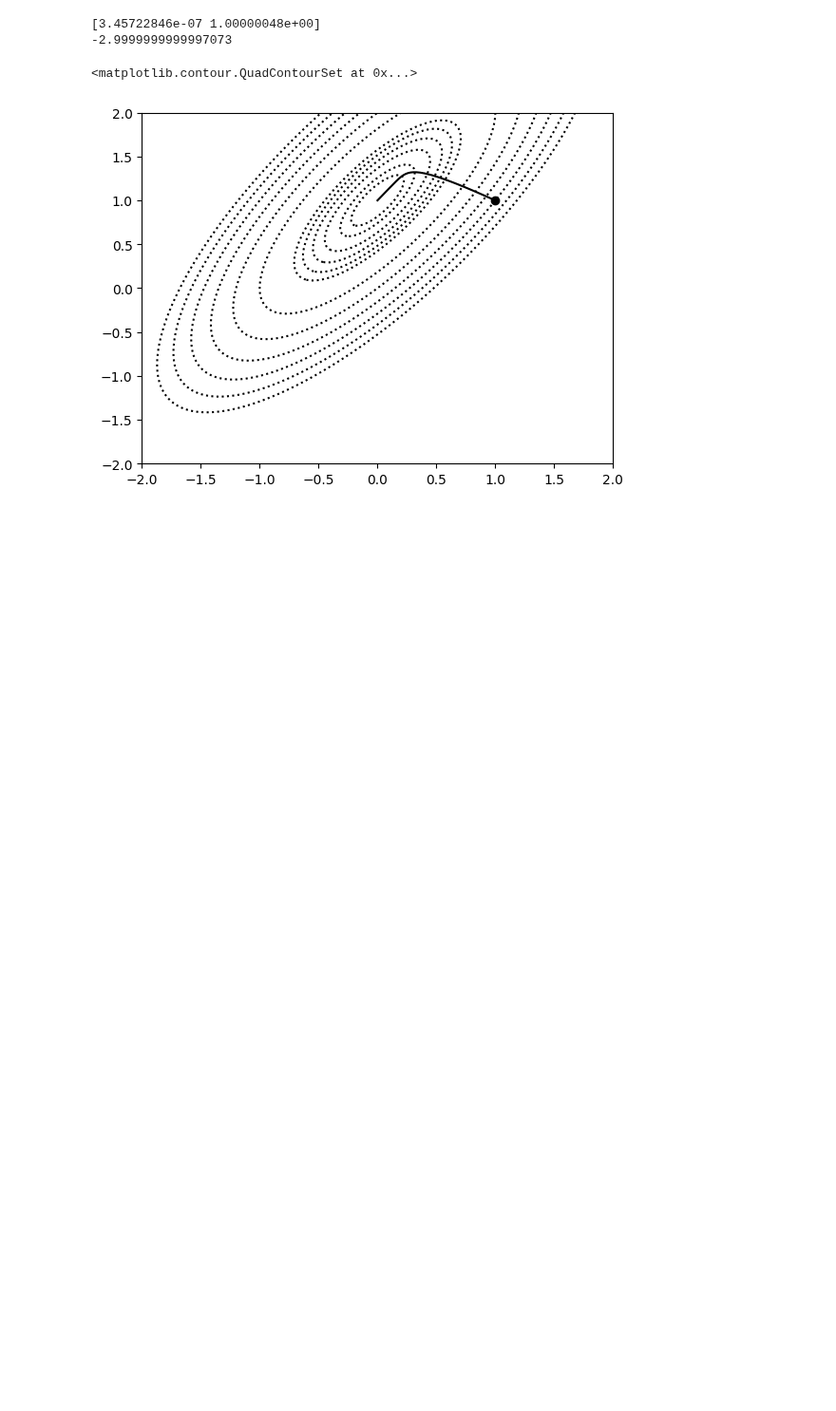
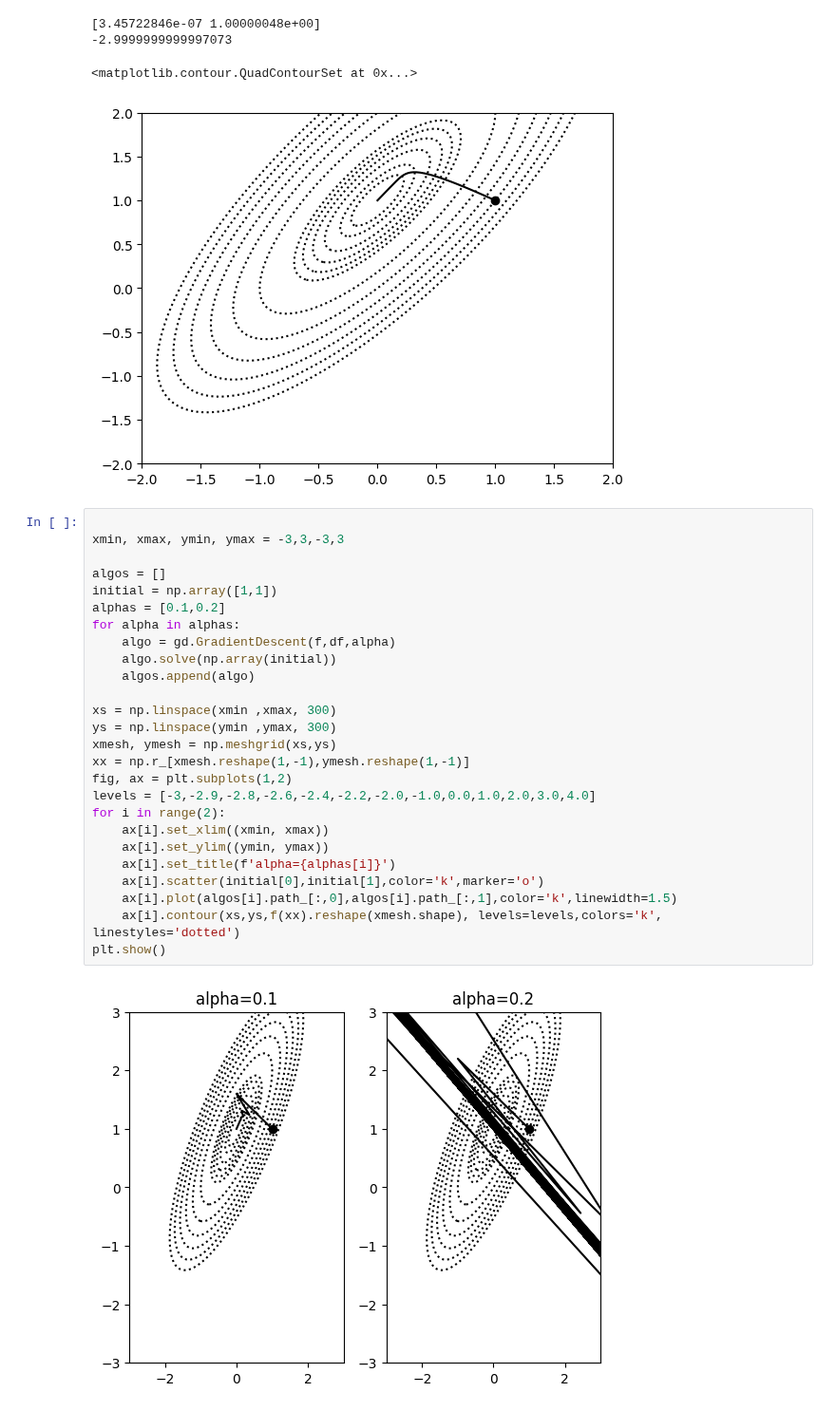
Before and after one commit to 0t3k25/ml_essence, a Jupyter notebook: src/Untitled.ipynb, the cells around one changed output. Shown at 95% size. Drawn from its saved outputs; the diff is of its cells as text; blank space fills up the shorter version.

```diff
--- a/src/Untitled.ipynb
+++ b/src/Untitled.ipynb
@@ -1245,3 +1245,31 @@ plt.contour(xs,ys,f(xx).reshape(xmesh.shape), levels=levels,colors='k',linestyle
 -2.9999999999997073
 <matplotlib.contour.QuadContourSet at 0x...>
 [figure]
+# %%
+
+xmin, xmax, ymin, ymax = -3,3,-3,3
+
+algos = []
+initial = np.array([1,1])
+alphas = [0.1,0.2]
+for alpha in alphas:
+    algo = gd.GradientDescent(f,df,alpha)
+    algo.solve(np.array(initial))
+    algos.append(algo)
+
+xs = np.linspace(xmin ,xmax, 300)
+ys = np.linspace(ymin ,ymax, 300)
+xmesh, ymesh = np.meshgrid(xs,ys)
+xx = np.r_[xmesh.reshape(1,-1),ymesh.reshape(1,-1)]
+fig, ax = plt.subplots(1,2)
+levels = [-3,-2.9,-2.8,-2.6,-2.4,-2.2,-2.0,-1.0,0.0,1.0,2.0,3.0,4.0]
+for i in range(2):
+    ax[i].set_xlim((xmin, xmax))
+    ax[i].set_ylim((ymin, ymax))
+    ax[i].set_title(f'alpha={alphas[i]}')
+    ax[i].scatter(initial[0],initial[1],color='k',marker='o')
+    ax[i].plot(algos[i].path_[:,0],algos[i].path_[:,1],color='k',linewidth=1.5)
+    ax[i].contour(xs,ys,f(xx).reshape(xmesh.shape), levels=levels,colors='k', linestyles='dotted')
+plt.show()
+# %% [output]
+[figure, added]
```
Also changed, not shown: parts of 1 cell of this notebook.
